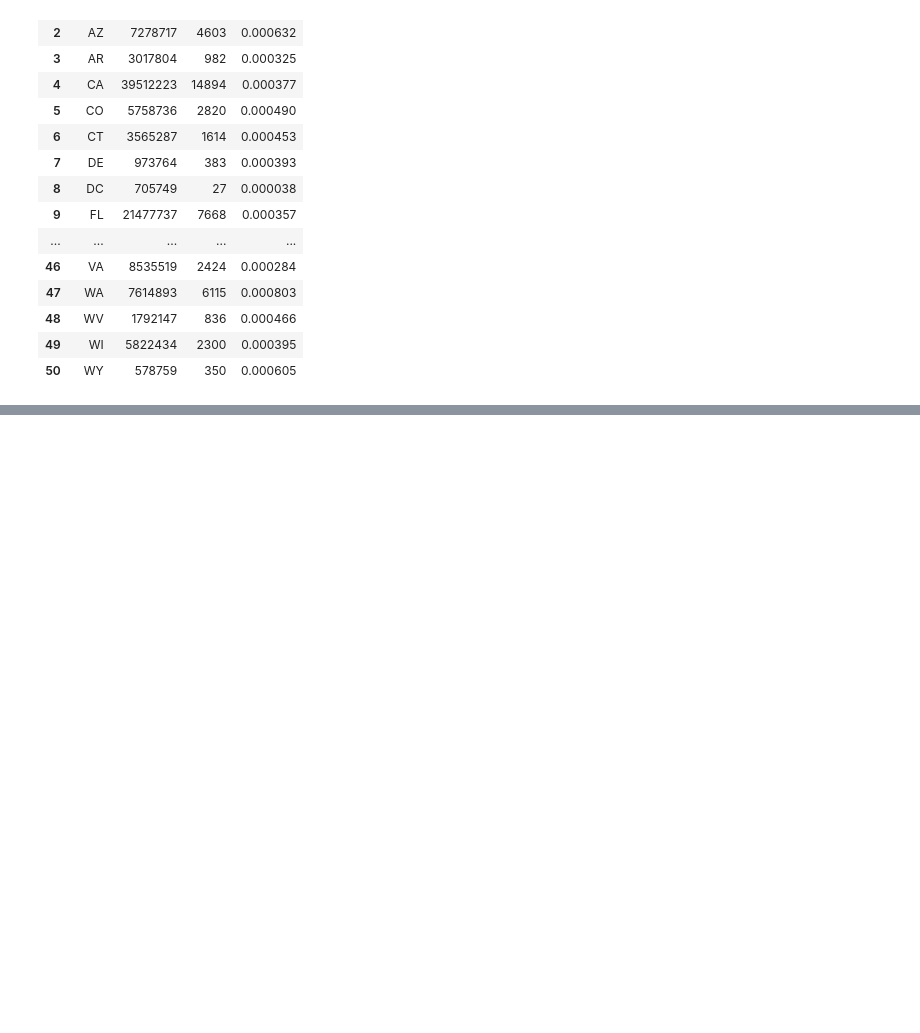
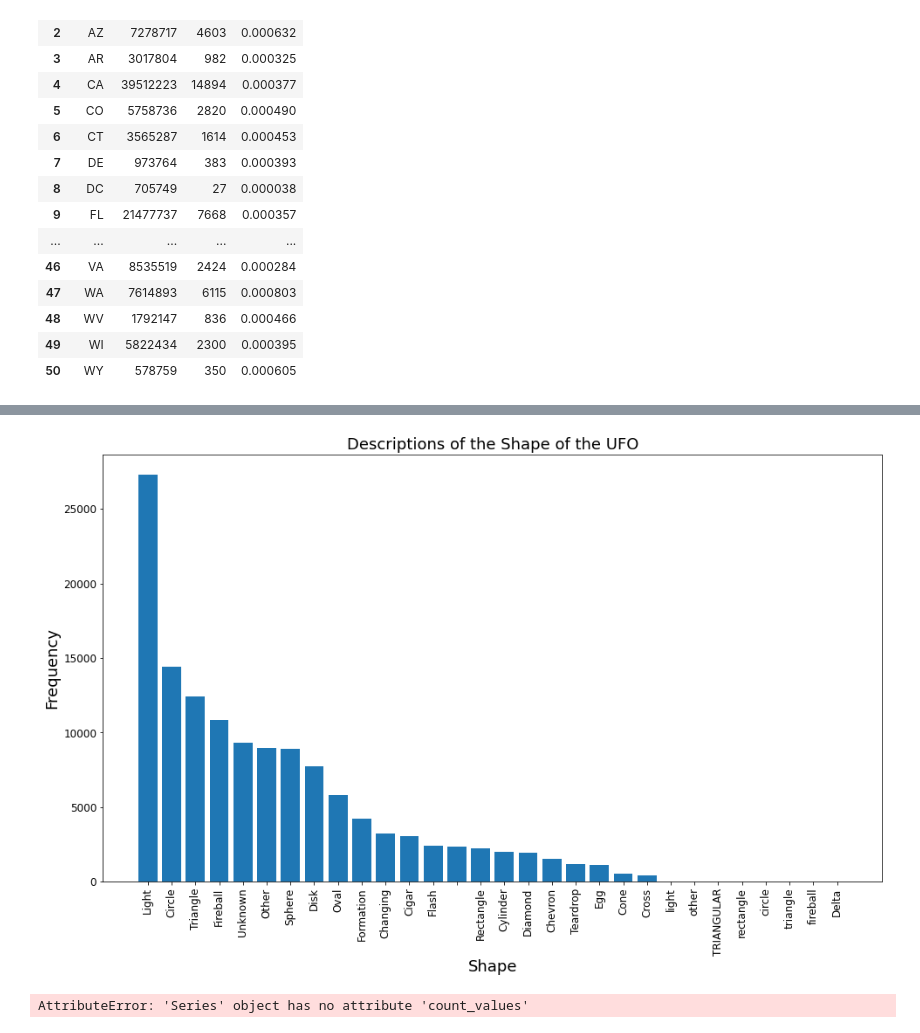
Before and after one commit to josiah-d/UFO-NLP-Analyses, a Jupyter notebook: src/josiah_EDA.ipynb, the cells around one changed output, grey strips where cells are left out. Drawn from its saved outputs; the diff is of its cells as text; code cells hidden in the pictures; blank space fills up the shorter version.

```diff
--- a/src/josiah_EDA.ipynb
+++ b/src/josiah_EDA.ipynb
@@ -340,0 +377,16 @@ fig.write_image("../img/states_count.png")
+# %%
+fig, ax = plt.subplots(figsize=(16, 9))
+
+ax.bar(df['shape'].value_counts().index, df['shape'].value_counts())
+ax.set_xticklabels(labels=df['shape'].value_counts().index,rotation=90)
+ax.set_title('Descriptions of the Shape of the UFO')
+ax.set_xlabel('Shape')
+ax.set_ylabel('Frequency')
+
+fig.savefig('../img/shape.png')
+# %% [output]
+[figure, added]
+# %%
+df['state'].count_values()
+# %% [output]
+AttributeError: 'Series' object has no attribute 'count_values'
```
Also changed, not shown: parts of 9 cells of this notebook, 2 other files.
